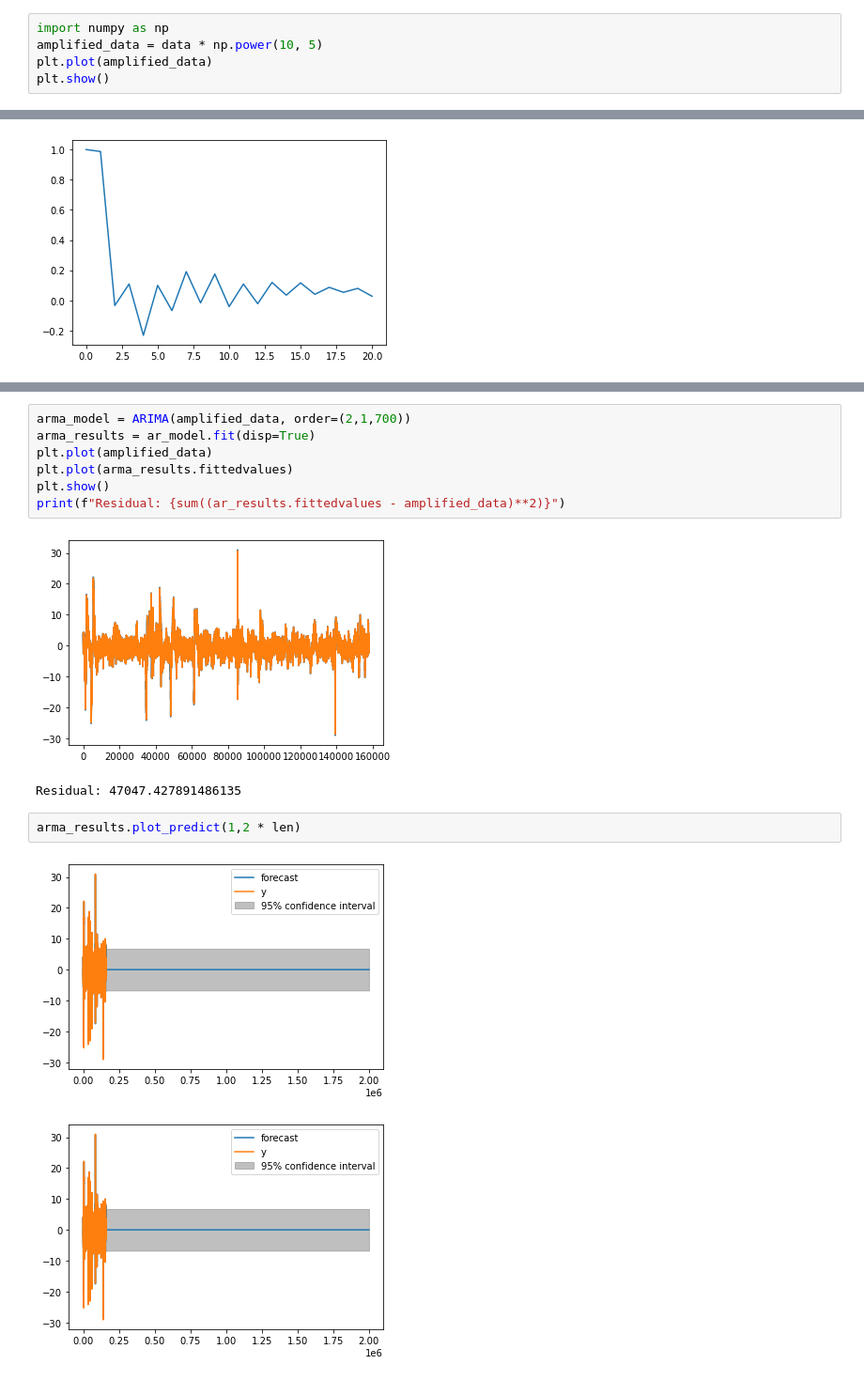
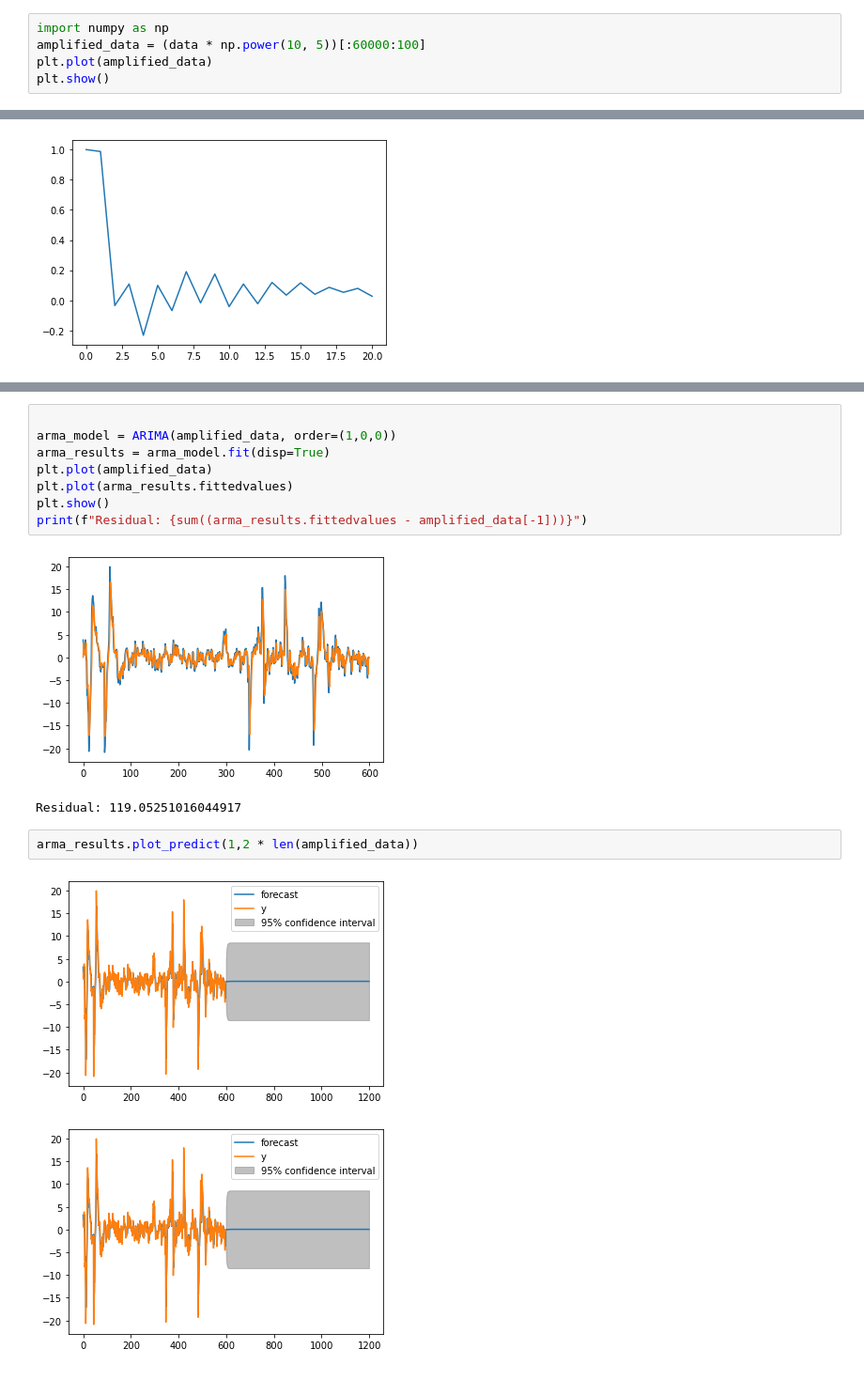
Before and after one commit to ishanchadha01/eeg-ml, a Jupyter notebook: project/arhmm/arima.ipynb, the cells around one changed output, grey strips where cells are left out. Shown at 94% size. Cells and saved outputs as stored; diff of their text form.

```diff
--- a/project/arhmm/arima.ipynb
+++ b/project/arhmm/arima.ipynb
@@ -19,7 +19,7 @@ print(data)
  -2.33424290e-05 -2.05958491e-05]
 # %%
 import numpy as np
-amplified_data = data * np.power(10, 5)
+amplified_data = (data * np.power(10, 5))[:60000:100]
 plt.plot(amplified_data)
 plt.show()
 # %% [output]
@@ -107,15 +107,16 @@ ValueError: operands could not be broadcast together with shapes (157864,) (1578
 # %%
-arma_model = ARIMA(amplified_data, order=(2,1,700))
-arma_results = ar_model.fit(disp=True)
+
+arma_model = ARIMA(amplified_data, order=(1,0,0))
+arma_results = arma_model.fit(disp=True)
 plt.plot(amplified_data)
 plt.plot(arma_results.fittedvalues)
 plt.show()
-print(f"Residual: {sum((ar_results.fittedvalues - amplified_data)**2)}")
+print(f"Residual: {sum((arma_results.fittedvalues - amplified_data[-1]))}")
 # %% [output]
-[figure, old version]
+[figure, new version]
-Residual: 47047.427891486135
+Residual: 119.05251016044917
 # %%
-arma_results.plot_predict(1,2 * len)
+arma_results.plot_predict(1,2 * len(amplified_data))
 # %% [output]
-[figure, old version]
+[figure, new version]
-[figure, old version]
+[figure, new version]
```
Also changed, not shown: parts of 4 cells of this notebook, 2 other files.
